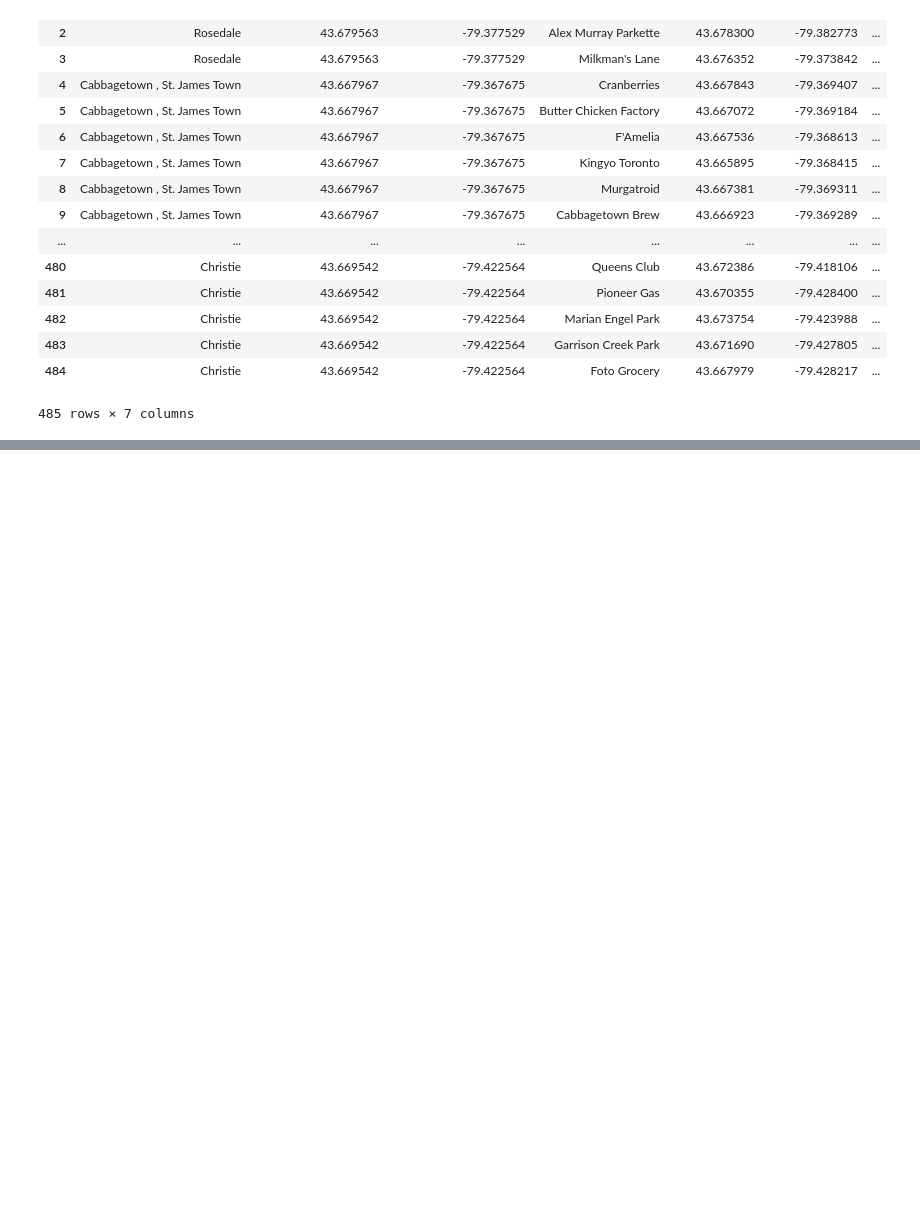
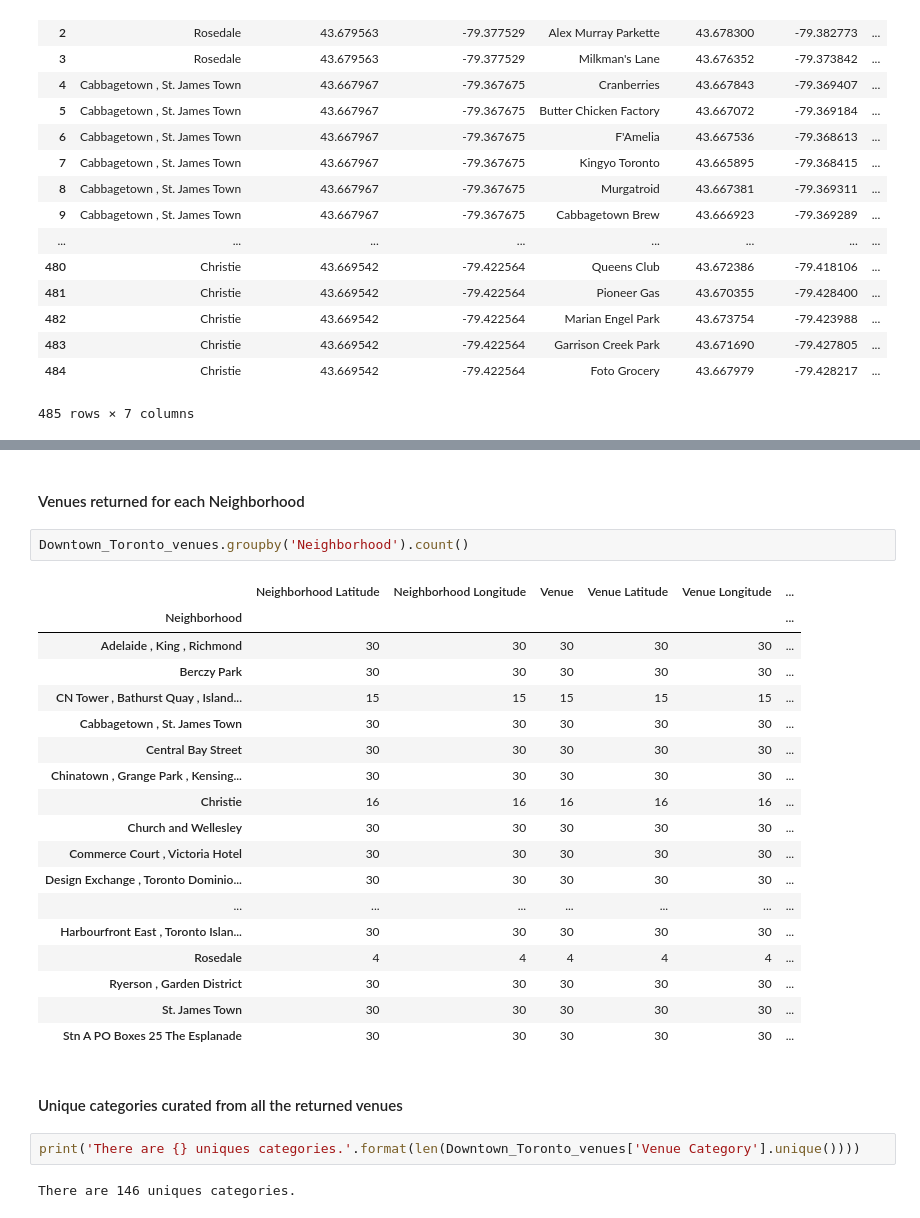
Before and after one commit to liyanshu09/Capstone-Project, a Jupyter notebook: Capstone.ipynb, the cells around one changed output, grey strips where cells are left out. Cells and saved outputs as stored; diff of their text form; blank space fills up the shorter version.

```diff
--- a/Capstone.ipynb
+++ b/Capstone.ipynb
@@ -197,0 +235,29 @@ Christie
+# %% [markdown]
+#### Venues returned for each Neighborhood
+# %%
+Downtown_Toronto_venues.groupby('Neighborhood').count()
+# %% [output]
+|  | Neighborhood Latitude | Neighborhood Longitude | Venue | Venue Latitude | Venue Longitude | ... |
+| Neighborhood |  |  |  |  |  | ... |
+| Adelaide , King , Richmond | 30 | 30 | 30 | 30 | 30 | ... |
+| Berczy Park | 30 | 30 | 30 | 30 | 30 | ... |
+| CN Tower , Bathurst Quay , Island... | 15 | 15 | 15 | 15 | 15 | ... |
+| Cabbagetown , St. James Town | 30 | 30 | 30 | 30 | 30 | ... |
+| Central Bay Street | 30 | 30 | 30 | 30 | 30 | ... |
+| Chinatown , Grange Park , Kensing... | 30 | 30 | 30 | 30 | 30 | ... |
+| Christie | 16 | 16 | 16 | 16 | 16 | ... |
+| Church and Wellesley | 30 | 30 | 30 | 30 | 30 | ... |
+| Commerce Court , Victoria Hotel | 30 | 30 | 30 | 30 | 30 | ... |
+| Design Exchange , Toronto Dominio... | 30 | 30 | 30 | 30 | 30 | ... |
+| ... | ... | ... | ... | ... | ... | ... |
+| Harbourfront East , Toronto Islan... | 30 | 30 | 30 | 30 | 30 | ... |
+| Rosedale | 4 | 4 | 4 | 4 | 4 | ... |
+| Ryerson , Garden District | 30 | 30 | 30 | 30 | 30 | ... |
+| St. James Town | 30 | 30 | 30 | 30 | 30 | ... |
+| Stn A PO Boxes 25 The Esplanade | 30 | 30 | 30 | 30 | 30 | ... |
+# %% [markdown]
+#### Unique categories curated from all the returned venues
+# %%
+print('There are {} uniques categories.'.format(len(Downtown_Toronto_venues['Venue Category'].unique())))
+# %% [output]
+There are 146 uniques categories.
```
Also changed, not shown: parts of 7 cells of this notebook.
